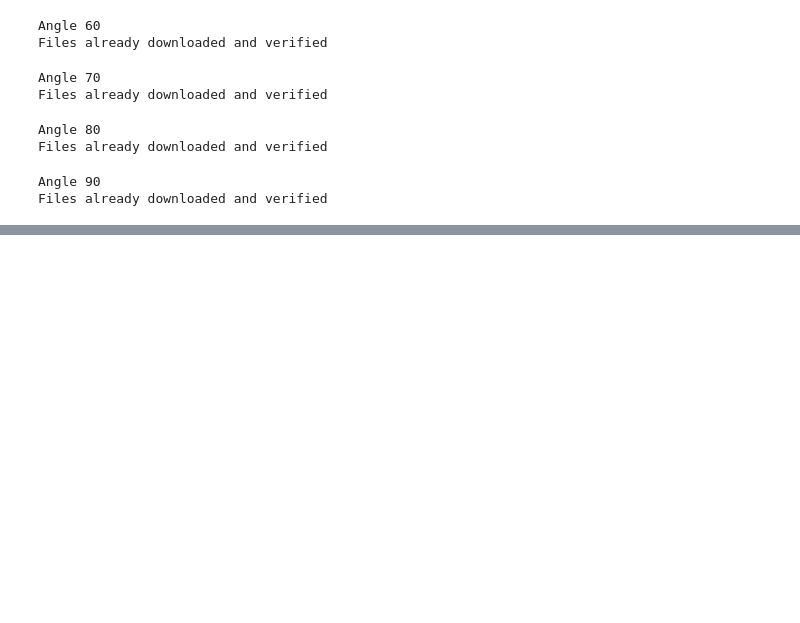
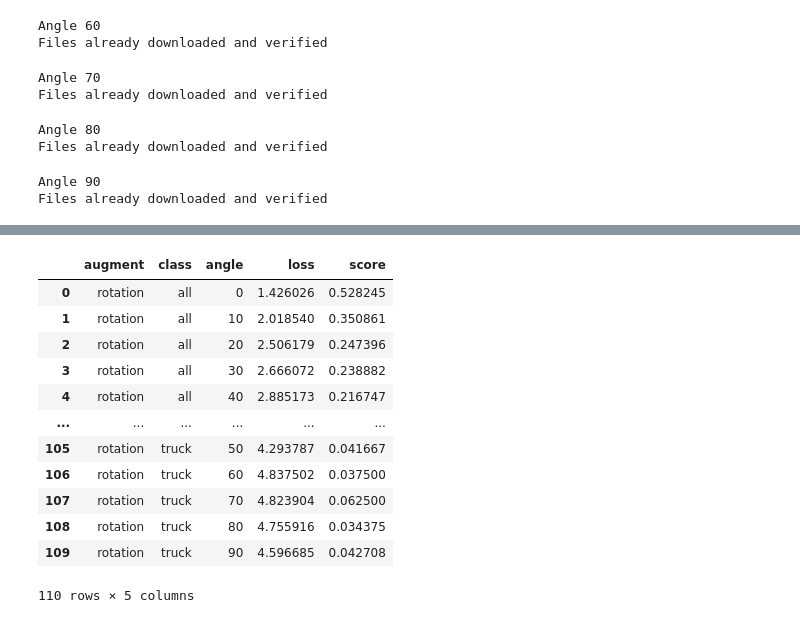
Before and after one commit to Anitaliky/AdvancedDeepLearning, a Jupyter notebook: main.ipynb, the cells around one changed output, grey strips where cells are left out. Saved outputs shown, nothing was run; the diff lists cells and outputs as text; code cells hidden in the pictures; blank space fills up the shorter version.

```diff
--- a/main.ipynb
+++ b/main.ipynb
@@ -159,0 +202,16 @@ df
+# %%
+df
+# %% [output]
+|  | augment | class | angle | loss | score |
+| 0 | rotation | all | 0 | 1.426026 | 0.528245 |
+| 1 | rotation | all | 10 | 2.018540 | 0.350861 |
+| 2 | rotation | all | 20 | 2.506179 | 0.247396 |
+| 3 | rotation | all | 30 | 2.666072 | 0.238882 |
+| 4 | rotation | all | 40 | 2.885173 | 0.216747 |
+| ... | ... | ... | ... | ... | ... |
+| 105 | rotation | truck | 50 | 4.293787 | 0.041667 |
+| 106 | rotation | truck | 60 | 4.837502 | 0.037500 |
+| 107 | rotation | truck | 70 | 4.823904 | 0.062500 |
+| 108 | rotation | truck | 80 | 4.755916 | 0.034375 |
+| 109 | rotation | truck | 90 | 4.596685 | 0.042708 |
+110 rows × 5 columns
```
Also changed, not shown: parts of 10 cells of this notebook, 3 other files.
